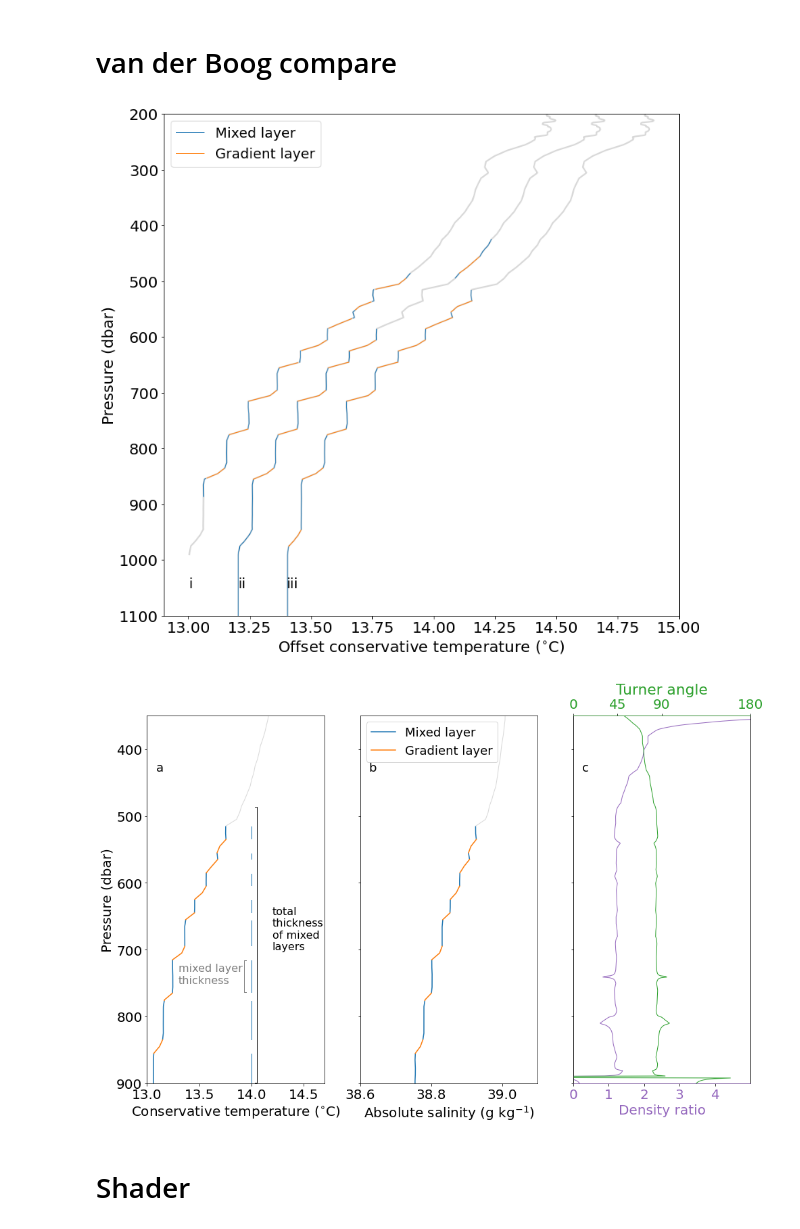
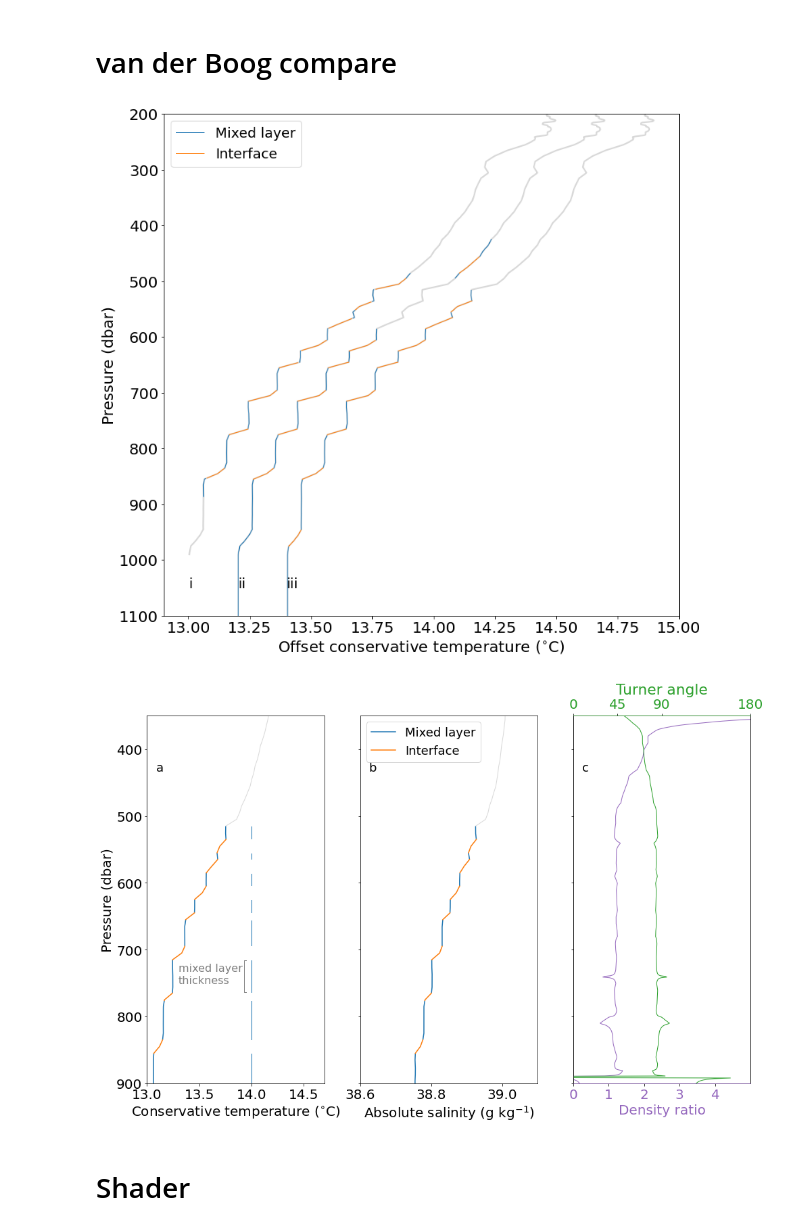
Before and after one commit to callumrollo/eurec4a-thermohaline-figures, a Jupyter notebook: create_figures.ipynb, the cells around one changed output. Cells and saved outputs as stored; diff of their text form; code cells hidden in the pictures.

```diff
--- a/create_figures.ipynb
+++ b/create_figures.ipynb
@@ -671,7 +705,7 @@ fig, ax = plt.subplots(figsize=(12,12))
 offset=0.2
 ax.plot(ds_vdb.ct[0, :], ds_vdb.pressure, color='gray', alpha=0.3, linewidth=2)
 ax.plot(ds_vdb.ct[0,:] * ds_vdb.mask_ml_sf[0,:] / ds_vdb.mask_ml_sf[0,:], ds_vdb.pressure, color='C0', label='Mixed layer')
-ax.plot(ds_vdb.ct[0,:] * ds_vdb.mask_gl_sf[0,:] / ds_vdb.mask_gl_sf[0,:], ds_vdb.pressure, color='C1', label='Gradient layer')
+ax.plot(ds_vdb.ct[0,:] * ds_vdb.mask_gl_sf[0,:] / ds_vdb.mask_gl_sf[0,:], ds_vdb.pressure, color='C1', label='Interface')
 ax.plot(df_callum_argo.ct + offset, df_callum_argo.p, color='gray', alpha=0.3, linewidth=2)
 ax.plot(df_callum_argo.ct + offset*2, df_callum_argo.p, color='gray', alpha=0.3, linewidth=2)
 ax.plot(np.ma.array(df_callum_argo.ct, mask=df_callum_argo['mixed_layer_final_mask']) + offset, df_callum_argo.p, color='C0')
@@ -688,52 +722,52 @@ ax.invert_yaxis()
 savefig('vdb_argo_comparison')
 savefig('fig05', extension='pdf')
 # %% [output]
-[figure, old version]
+[figure, new version]
 # %%
 fig, ax = plt.subplots(1,3, sharey='row', figsize=(16,10))
 lw = 1.5
 ax = ax.ravel()
 ax[0].plot(df_callum_argo.ct, df_callum_argo.p, color='gray', alpha=0.3)
 ax[0].plot(np.ma.array(df_callum_argo_mod.ct, mask=df_callum_argo_mod['mixed_layer_final_mask']) , df_callum_argo_mod.p, color='C0', label='Mixed layer', linewidth=lw)
-ax[0].plot(np.ma.array(df_callum_argo_mod.ct, mask=df_callum_argo_mod['gradient_layer_final_mask']), df_callum_argo_mod.p, color='C1', label='Gradient layer', linewidth=lw)
+ax[0].plot(np.ma.array(df_callum_argo_mod.ct, mask=df_callum_argo_mod['gradient_layer_final_mask']), df_callum_argo_mod.p, color='C1', label='Interface', linewidth=lw)
 ax[1].plot(df_callum_argo.sa, df_callum_argo.p, color='gray', alpha=0.3)
 ax[1].plot(np.ma.array(df_callum_argo_mod.sa, mask=df_callum_argo_mod['mixed_layer_final_mask']) , df_callum_argo_mod.p, color='C0', label='Mixed layer', linewidth=lw)
-ax[1].plot(np.ma.array(df_callum_argo_mod.sa, mask=df_callum_argo_mod['gradient_layer_final_mask']), df_callum_argo_mod.p, color='C1', label='Gradient layer', linewidth=lw)
+ax[1].plot(np.ma.array(df_callum_argo_mod.sa, mask=df_callum_argo_mod['gradient_layer_final_mask']), df_callum_argo_mod.p, color='C1', label='Interface', linewidth=lw)
 
 ax[2].plot(df_callum_argo_mod.density_ratio, df_callum_argo_mod.p, color='C4')
 ax[2].set_title('Turner angle', c='C2')
 ax[2].set(xlim=(0,5), xlabel='Density ratio', xticks=[0,1,2,3,4])
 ax[2].set_xticklabels([0,1, 2,3,4], color='C4')
 ax[2].xaxis.label.set_color('C4')
 
 ax1 = ax[2].twiny()
 ax1.plot(np.arange(0, 181), np.ones(181)*100)
 ax1.set(xlim=(0,180), xticks=[0, 45, 90, 180])
 
 ax1.plot(df_callum_argo_mod.turner_ang, df_callum_argo_mod.p, c='C2')
 ax1.spines['top'].set_color('C2')
 ax1.spines['bottom'].set_color('C4')
 
 ax1.set_xticklabels([0, 45, 90, 180], color='C2')
 ax[0].set(xlim=(13, 14.7), ylim=(350, 900), xlabel=labels['temp'], ylabel='Pressure (dbar)')
 ax[1].set(xlabel=labels['sal'], xlim=(38.6, 39.1))
 ax[1].legend()
 ax[1].legend(fontsize=18)
 ax[0].invert_yaxis()
 
 mix_x = 14
 for i, mix in mixes_callum_argo_mod.iterrows():
     ax[0].plot([mix_x, mix_x], [mix.p_start, mix.p_end], color='C0')
 ax[0].text(13.3, 750, "mixed layer\nthickness", fontsize=16, color='gray')
 #ax[0].text(14.07, 680, "$\\Sigma$ =", fontsize=14, color='k')
-ax[0].text(14.2, 700, "total\nthickness\nof mixed\nlayers", fontsize=16, color='k')
-ax[0].plot([14.03, 14.05, 14.05, 14.03], [899, 899, 486, 486], color='k')
+#ax[0].text(14.2, 700, "total\nthickness\nof mixed\nlayers", fontsize=16, color='k')
+#ax[0].plot([14.03, 14.05, 14.05, 14.03], [899, 899, 486, 486], color='k')
 ax[0].plot([13.95, 13.93, 13.93, 13.95], [716, 716, 764, 764], color='gray')
 letterboxes(ax)
 
 savefig('fig01', extension='pdf')
 # %% [output]
-[figure, old version]
+[figure, new version]
 # %% [markdown]
 # Shader
 # %%
```
Also changed, not shown: parts of 19 cells of this notebook.
